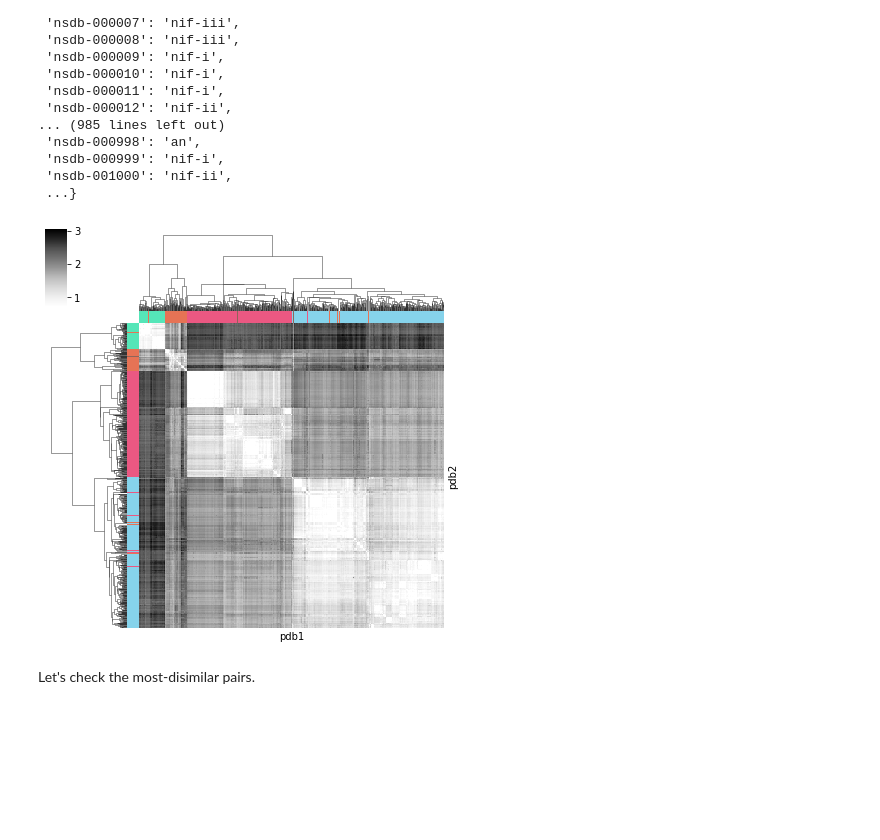
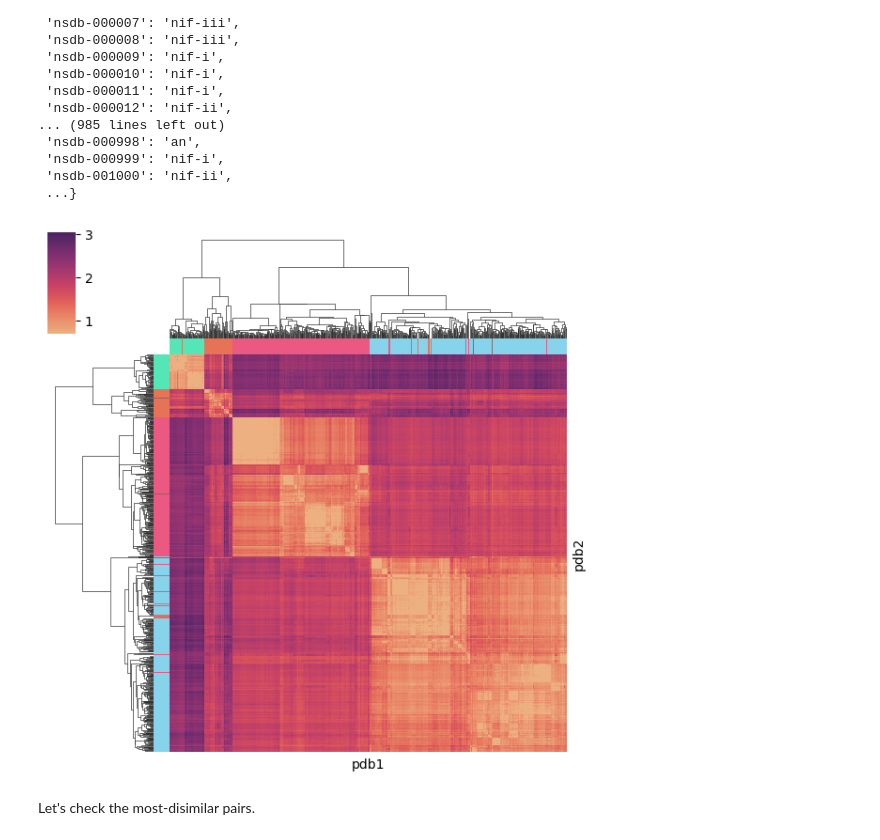
Before and after one commit to kacarlab/nif-structures, a Jupyter notebook: notebooks/04-structural-alignment.ipynb, the cells around one changed output. Cells and saved outputs as stored; diff of their text form; code cells hidden in the pictures; blank space fills up the shorter version.

```diff
--- a/notebooks/04-structural-alignment.ipynb
+++ b/notebooks/04-structural-alignment.ipynb
@@ -146,28 +158,28 @@ reference_types
 # %%
 ddkk_usalign_matrix = ddkk_usalign.drop_duplicates(
     subset=['pdb1', 'pdb2'], keep='first'
 ).pivot(columns='pdb1', index='pdb2', values='rmsd').dropna()
 
 
 palette = {
     'nif-i': '#EB5882',
     'nif-ii': '#86D3EB',
     'nif-iii': '#E67355',
     'an': '#55E6B8',
     'other': '#8F655A'
 }
 colors_rows = [palette[reference_types[x]] for x in ddkk_usalign_matrix.index.to_list()]
 colors_columns = [palette[reference_types[x]] for x in ddkk_usalign_matrix.columns]
 
 
 g = sns.clustermap(
-    data=ddkk_usalign_matrix, figsize=(6, 6), col_cluster=True, cmap='Greys', vmin=0.7, xticklabels=False, yticklabels=False,
-    row_colors=colors_rows, col_colors=colors_columns,
+    data=ddkk_usalign_matrix, figsize=(6, 6), col_cluster=True, vmin=0.7, xticklabels=False, yticklabels=False,
+    row_colors=colors_rows, col_colors=colors_columns, cmap='flare'
 )
 g.savefig('../figures/ddkk-clustermap-rmsd.svg')
 g.savefig('../figures/ddkk-clustermap-rmsd.png', dpi=300)
 # %% [output]
-[figure, old version]
+[figure, new version]
 # %% [markdown]
 Let's check the most-disimilar pairs.
 # %%
```
Also changed, not shown: parts of 7 cells of this notebook, 12 other files.
